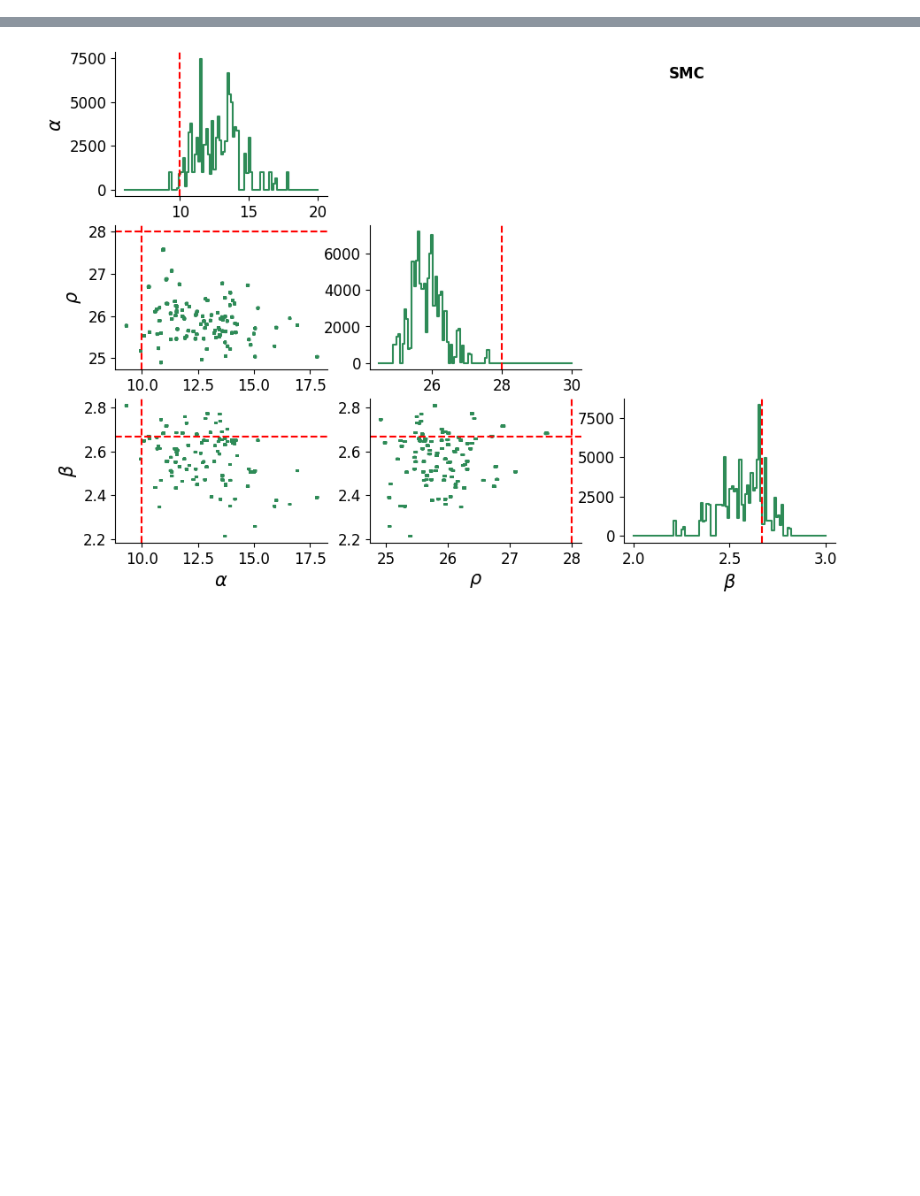
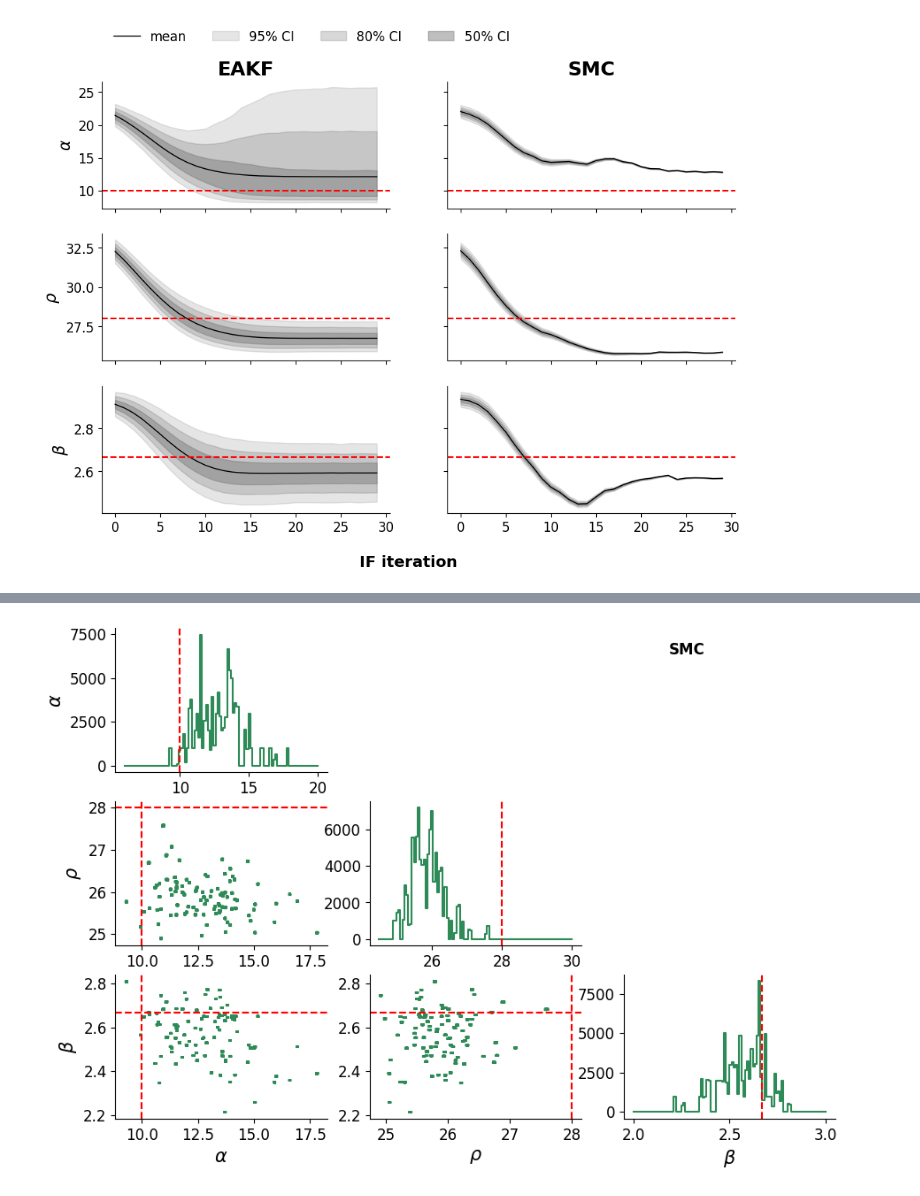
Before and after one commit to ChaosDonkey06/AppliedStochasticAnalysis, a Jupyter notebook: homework/project/visualize_inference.ipynb, the cells around one changed output, grey strips where cells are left out. Saved outputs shown, nothing was run; the diff lists cells and outputs as text; code cells hidden in the pictures; blank space fills up the shorter version.

```diff
--- a/homework/project/visualize_inference.ipynb
+++ b/homework/project/visualize_inference.ipynb
@@ -69,3 +75,82 @@ fig.savefig('figures/convergence_mean.png', dpi=300, bbox_inches='tight', transp
+# %%
+import sys
+sys.path.insert(0, "pompjax/pompjax")
+
+from utils import create_df_response
+
+αmin = 1
+αmax = 50
+
+ρmin = 20
+ρmax = 35
+
+βmin = 2
+βmax = 4
+parameters_range  = np.array([[αmin, αmax],
+                              [ρmin, ρmax],
+                              [βmin, βmax]])
+
+fig, ax = plt.subplots(3, 2, figsize=(10.5, 7.2), sharex=True, sharey="row")
+
+for idir, dir in enumerate([eakf_dir, pf_dir]):
+    α_df = []
+    ρ_df = []
+    β_df = []
+
+    for i in range(0, 99+1):
+        i_file     = str(i).zfill(3)
+        infer_file = os.path.join(dir, '{}_infer.npz'.format(i_file))
+        θpost = np.load(infer_file)["θpost"]
+
+        df1 = create_df_response(θpost[0, :, :].T, time=30); df1["idx_inf"] = i
+        df2 = create_df_response(θpost[1, :, :].T, time=30); df2["idx_inf"] = i
+        df3 = create_df_response(θpost[2, :, :].T, time=30); df3["idx_inf"] = i
+
+        α_df.append(df1.drop(columns=["type"]))
+        ρ_df.append(df2.drop(columns=["type"]))
+        β_df.append(df3.drop(columns=["type"]))
+
+    α_df = pd.concat(α_df).reset_index(); α_df = α_df.groupby("date").mean().reset_index()
+    ρ_df = pd.concat(ρ_df).reset_index(); ρ_df = ρ_df.groupby("date").mean().reset_index()
+    β_df = pd.concat(β_df).reset_index(); β_df = β_df.groupby("date").mean().reset_index()
+
+    ax[0, idir].plot(α_df["date"], α_df["mean"], color="k", lw=1, label="mean")
+    ax[0, idir].fill_between(α_df["date"], α_df["high_95"], α_df["low_95"], color="gray", alpha=0.2, label="95% CI")
+    ax[0, idir].fill_between(α_df["date"], α_df["high_80"], α_df["low_80"], color="gray", alpha=0.3, label="80% CI")
+    ax[0, idir].fill_between(α_df["date"], α_df["high_50"], α_df["low_50"], color="gray", alpha=0.5, label="50% CI")
+
+    ax[1, idir].plot(ρ_df["date"], ρ_df["mean"], color="k", lw=1)
+    ax[1, idir].fill_between(ρ_df["date"], ρ_df["high_95"], ρ_df["low_95"], color="gray", alpha=0.2)
+    ax[1, idir].fill_between(ρ_df["date"], ρ_df["high_80"], ρ_df["low_80"], color="gray", alpha=0.3)
+    ax[1, idir].fill_between(ρ_df["date"], ρ_df["high_50"], ρ_df["low_50"], color="gray", alpha=0.5)
+
+    ax[2, idir].plot(β_df["date"], β_df["mean"], color="k", lw=1)
+    ax[2, idir].fill_between(β_df["date"], β_df["high_95"], β_df["low_95"], color="gray", alpha=0.2)
+    ax[2, idir].fill_between(β_df["date"], β_df["high_80"], β_df["low_80"], color="gray", alpha=0.3)
+    ax[2, idir].fill_between(β_df["date"], β_df["high_50"], β_df["low_50"], color="gray", alpha=0.5)
+
+for p in range(3):
+    ax[p,0].axhline(y=θ_truth[p], color='red', ls='--')
+    ax[p,1].axhline(y=θ_truth[p], color='red', ls='--')
+
+    #ax[p,0].set_ylim(parameters_range[p])
+    #ax[p,1].set_ylim(parameters_range[p])
+
+    ax[p, 0].set_ylabel(r'${}$'.format(p_label[p]))
+
+for axi in ax.flatten():
+    axi.spines['right'].set_visible(False)
+    axi.spines['top'].set_visible(False)
+
+ax[0, 0].legend(loc='upper left', frameon=False, bbox_to_anchor=(0.0, 1.5), ncol=4)
+ax[0, 0].set_title('EAKF', weight="bold")
+ax[0, 1].set_title('SMC', weight="bold")
+
+fig.supxlabel("IF iteration", weight='bold')
+
+fig.savefig('figures/convergence_distribution.png', dpi=300, bbox_inches='tight', transparent=True)
+# %% [output]
+[figure, added]
 # %%
 all_df = []
 
```
Also changed, not shown: parts of 8 cells of this notebook, 24 other files.
